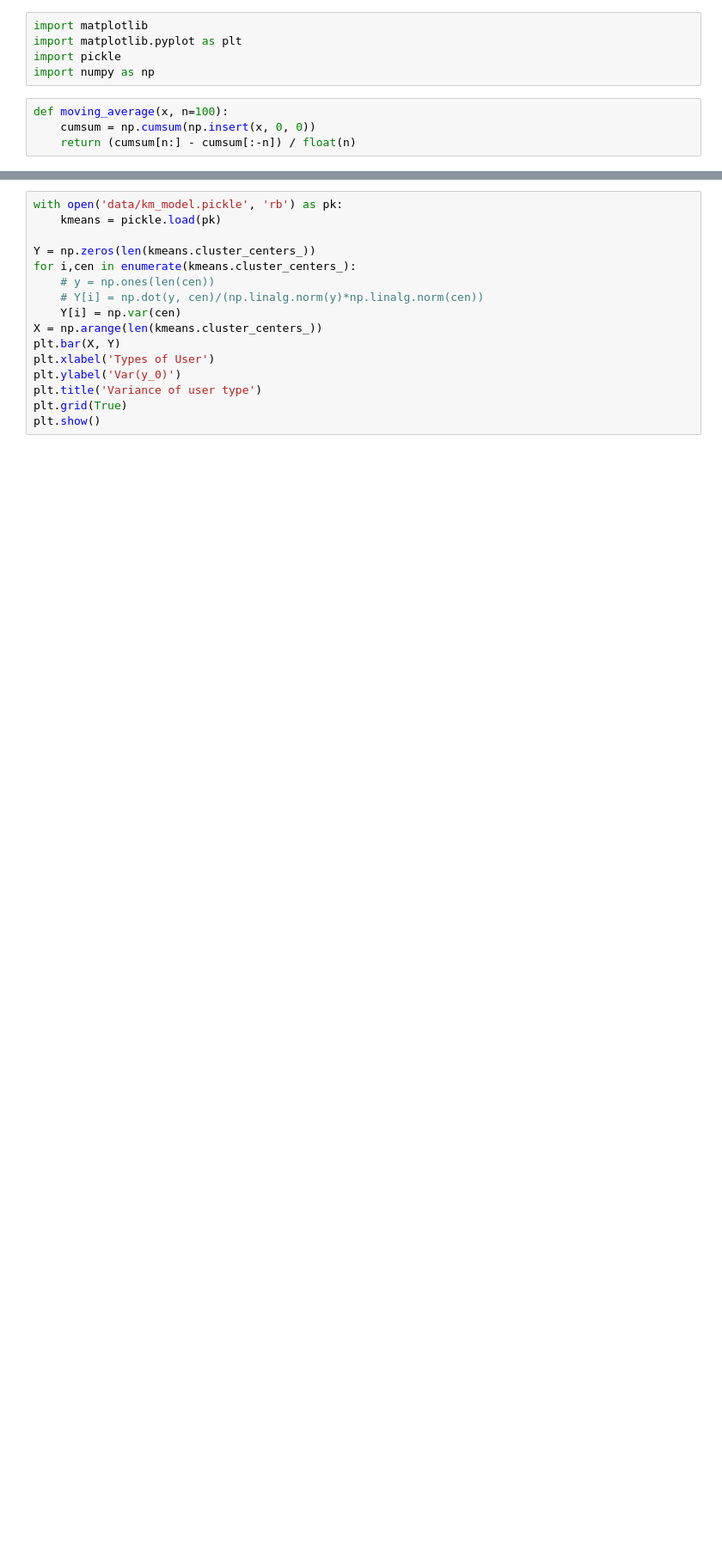
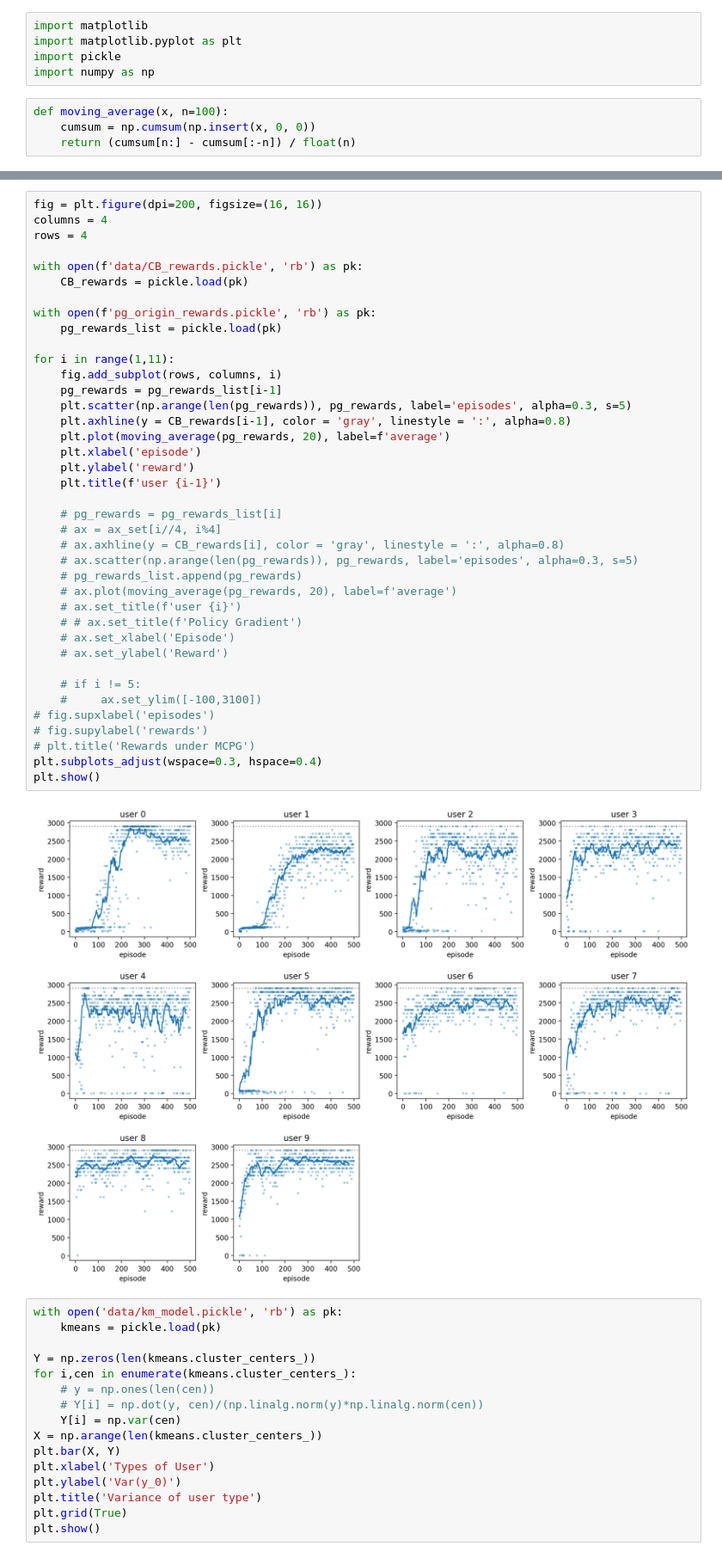
Before and after one commit to momodupi/Steammendation, a Jupyter notebook: plot.ipynb, the cells around one changed output, grey strips where cells are left out. Shown at 86% size. Cells and saved outputs as stored; diff of their text form; blank space fills up the shorter version.

```diff
--- a/plot.ipynb
+++ b/plot.ipynb
@@ -33,3 +42,44 @@ plt.show()
+# %%
+fig = plt.figure(dpi=200, figsize=(16, 16))
+columns = 4
+rows = 4
+
+with open(f'data/CB_rewards.pickle', 'rb') as pk:
+    CB_rewards = pickle.load(pk)
+
+with open(f'pg_origin_rewards.pickle', 'rb') as pk:
+    pg_rewards_list = pickle.load(pk)
+
+for i in range(1,11):
+    fig.add_subplot(rows, columns, i)
+    pg_rewards = pg_rewards_list[i-1]
+    plt.scatter(np.arange(len(pg_rewards)), pg_rewards, label='episodes', alpha=0.3, s=5)
+    plt.axhline(y = CB_rewards[i-1], color = 'gray', linestyle = ':', alpha=0.8)
+    plt.plot(moving_average(pg_rewards, 20), label=f'average')
+    plt.xlabel('episode')
+    plt.ylabel('reward')
+    plt.title(f'user {i-1}')
+
+    # pg_rewards = pg_rewards_list[i]
+    # ax = ax_set[i//4, i%4]
+    # ax.axhline(y = CB_rewards[i], color = 'gray', linestyle = ':', alpha=0.8)
+    # ax.scatter(np.arange(len(pg_rewards)), pg_rewards, label='episodes', alpha=0.3, s=5)
+    # pg_rewards_list.append(pg_rewards)
+    # ax.plot(moving_average(pg_rewards, 20), label=f'average')
+    # ax.set_title(f'user {i}')
+    # # ax.set_title(f'Policy Gradient')
+    # ax.set_xlabel('Episode')
+    # ax.set_ylabel('Reward')
+
+    # if i != 5:
+    #     ax.set_ylim([-100,3100])
+# fig.supxlabel('episodes')
+# fig.supylabel('rewards')
+# plt.title('Rewards under MCPG')
+plt.subplots_adjust(wspace=0.3, hspace=0.4)
+plt.show()
+# %% [output]
+[figure, added]
 # %%
 with open('data/km_model.pickle', 'rb') as pk:
     kmeans = pickle.load(pk)
```
Also changed, not shown: parts of 2 cells of this notebook, 4 other files.
